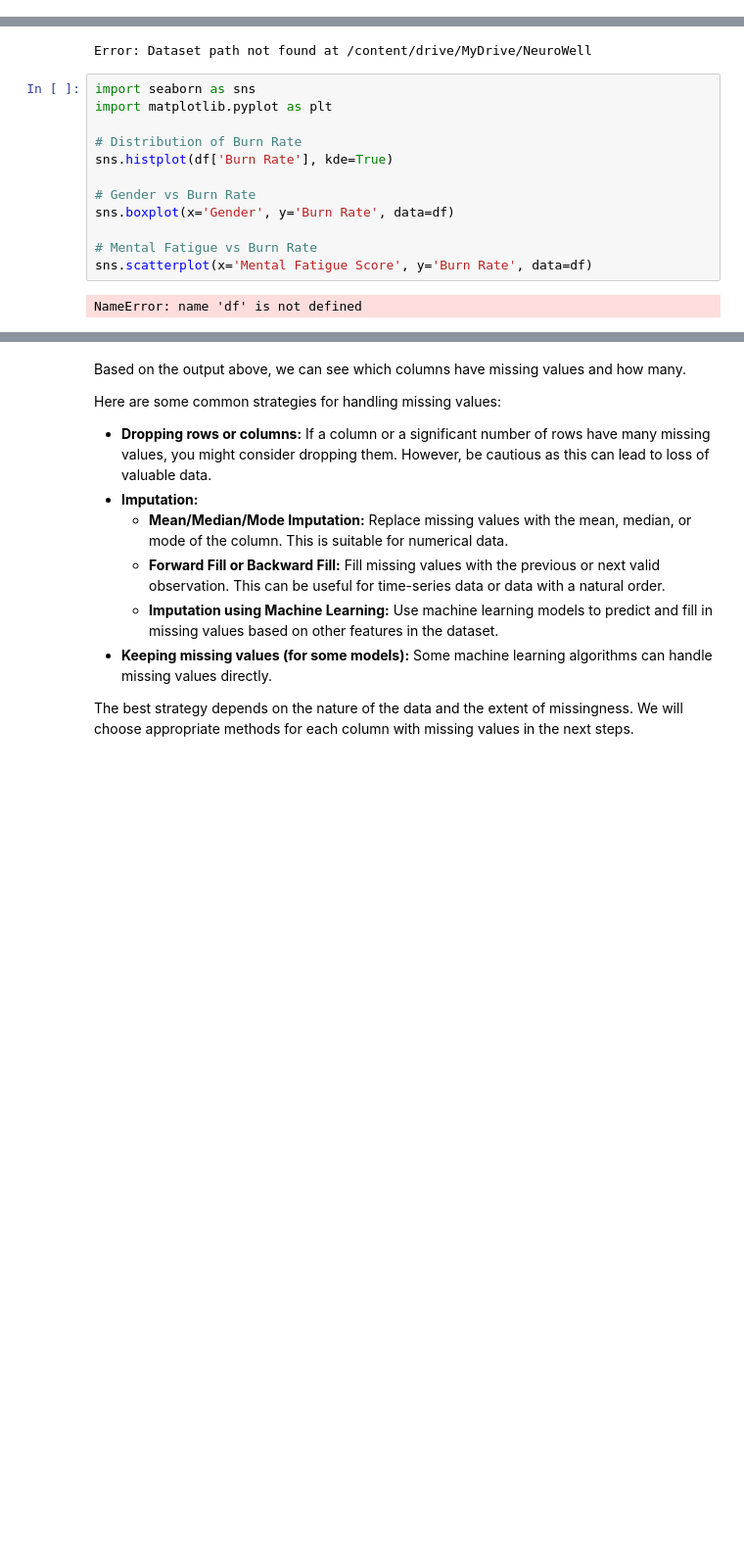
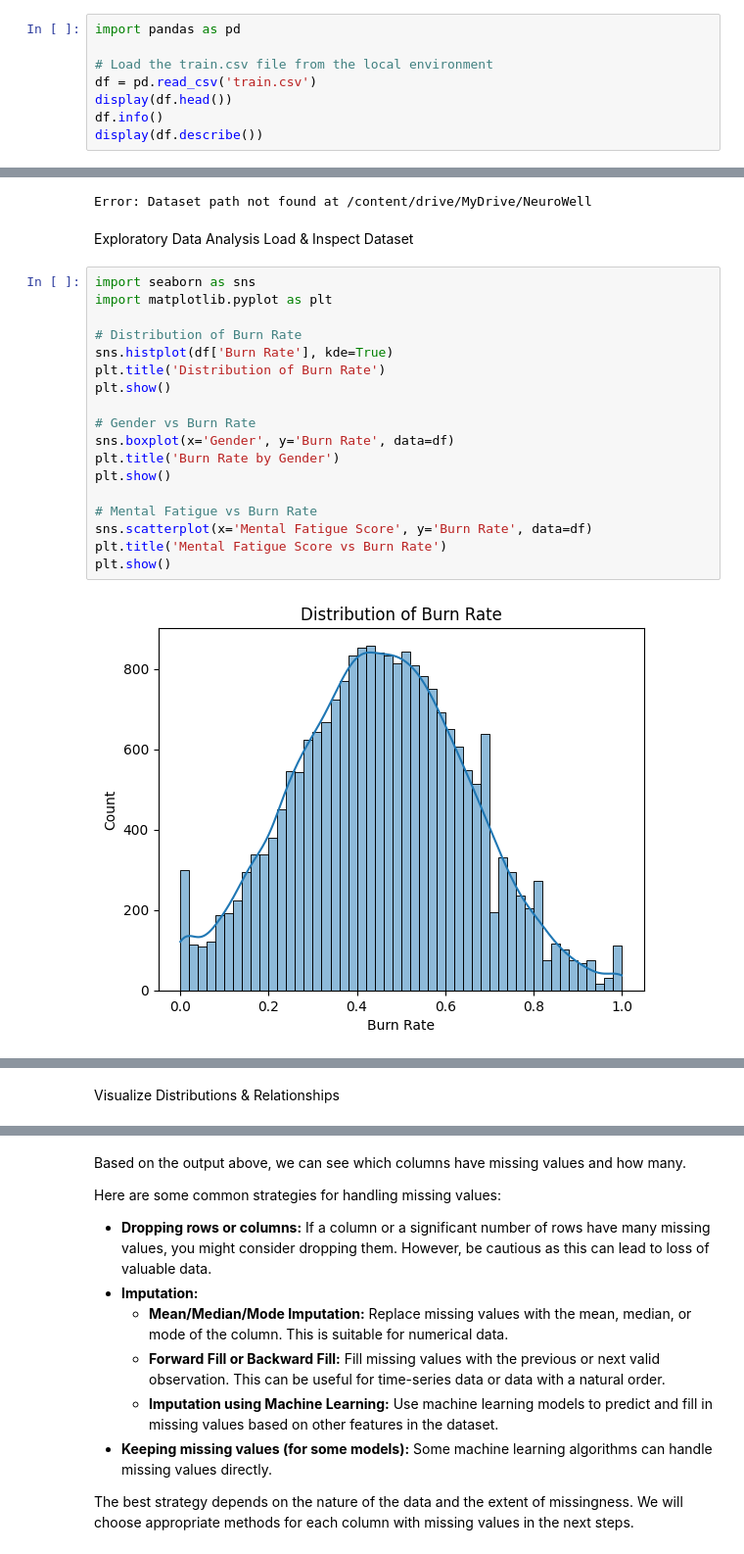
Before and after one commit to olumideadekunle/Data-Sharing-among-Business, a Jupyter notebook: Proactive_Insights_for_Employee_Well_being_Predicting_Burnout_with_Machine_Learning_3.ipynb, the cells around one changed output, grey strips where cells are left out. Shown at 98% size. Saved outputs shown, nothing was run; the diff lists cells and outputs as text; blank space fills up the shorter version.

```diff
--- a/Proactive_Insights_for_Employee_Well_being_Predicting_Burnout_with_Machine_Learning_3.ipynb
+++ b/Proactive_Insights_for_Employee_Well_being_Predicting_Burnout_with_Machine_Learning_3.ipynb
@@ -134,0 +140,8 @@ else:
+# %%
+import pandas as pd
+
+# Load the train.csv file from the local environment
+df = pd.read_csv('train.csv')
+display(df.head())
+df.info()
+display(df.describe())
@@ -154,17 +201,26 @@ else:
         print(file)
 # %% [output]
 Error: Dataset path not found at /content/drive/MyDrive/NeuroWell
+# %% [markdown]
+Exploratory Data Analysis
+Load & Inspect Dataset
 # %%
 import seaborn as sns
 import matplotlib.pyplot as plt
 
 # Distribution of Burn Rate
 sns.histplot(df['Burn Rate'], kde=True)
+plt.title('Distribution of Burn Rate')
+plt.show()
 
 # Gender vs Burn Rate
 sns.boxplot(x='Gender', y='Burn Rate', data=df)
+plt.title('Burn Rate by Gender')
+plt.show()
 
 # Mental Fatigue vs Burn Rate
 sns.scatterplot(x='Mental Fatigue Score', y='Burn Rate', data=df)
+plt.title('Mental Fatigue Score vs Burn Rate')
+plt.show()
 # %% [output]
-NameError: name 'df' is not defined
+[figure, added]
@@ -171,3 +229,5 @@ NameError: name 'df' is not defined
+# %% [markdown]
+Visualize Distributions & Relationships
 # %%
 # Check for missing values
 missing_values = df.isnull().sum()
```
Also changed, not shown: parts of 19 cells of this notebook.
